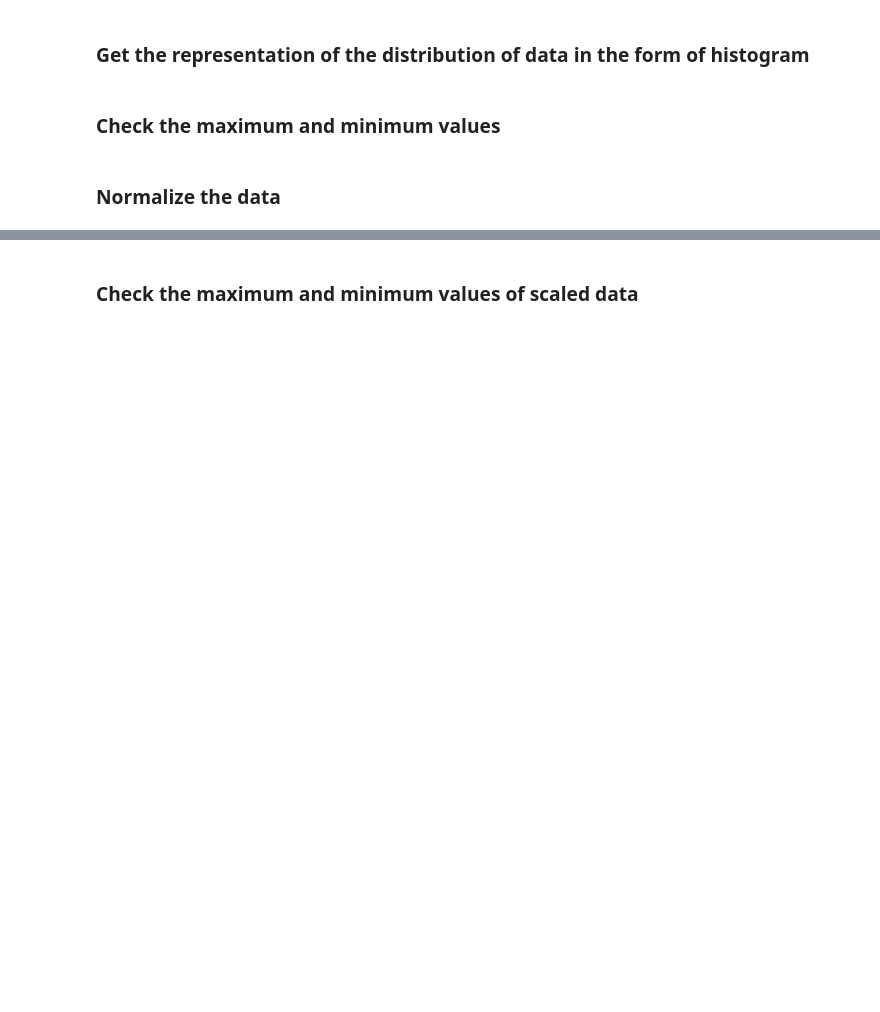
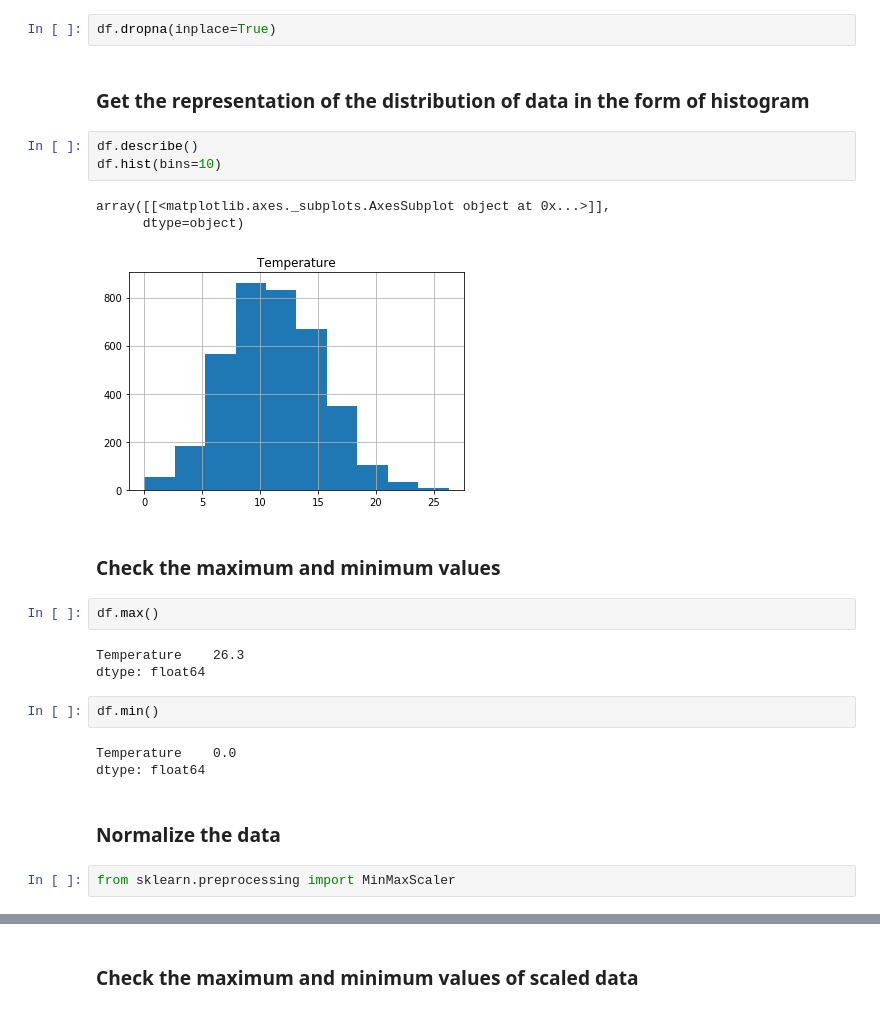
Before and after one commit to GreatLearningAIML1/bangalore-feb-batch-swaraj2204, a Jupyter notebook: R9_Internal_Lab_Questions.ipynb, the cells around one changed output, grey strips where cells are left out. Saved outputs shown, nothing was run; the diff lists cells and outputs as text; blank space fills up the shorter version.

```diff
--- a/R9_Internal_Lab_Questions.ipynb
+++ b/R9_Internal_Lab_Questions.ipynb
@@ -114,8 +163,29 @@ Units: Degrees Celcius
 # %% [markdown]
 #### Drop null values (if any)
+# %%
+df.dropna(inplace=True)
 # %% [markdown]
 ### Get the representation of the distribution of data in the form of histogram
+# %%
+df.describe()
+df.hist(bins=10)
+# %% [output]
+array([[<matplotlib.axes._subplots.AxesSubplot object at 0x...>]],
+      dtype=object)
+[figure, added]
 # %% [markdown]
 ### Check the maximum and minimum values
+# %%
+df.max()
+# %% [output]
+Temperature    26.3
+dtype: float64
+# %%
+df.min()
+# %% [output]
+Temperature    0.0
+dtype: float64
 # %% [markdown]
 ### Normalize the data
+# %%
+from sklearn.preprocessing import MinMaxScaler
```
Also changed, not shown: parts of 20 cells of this notebook.
